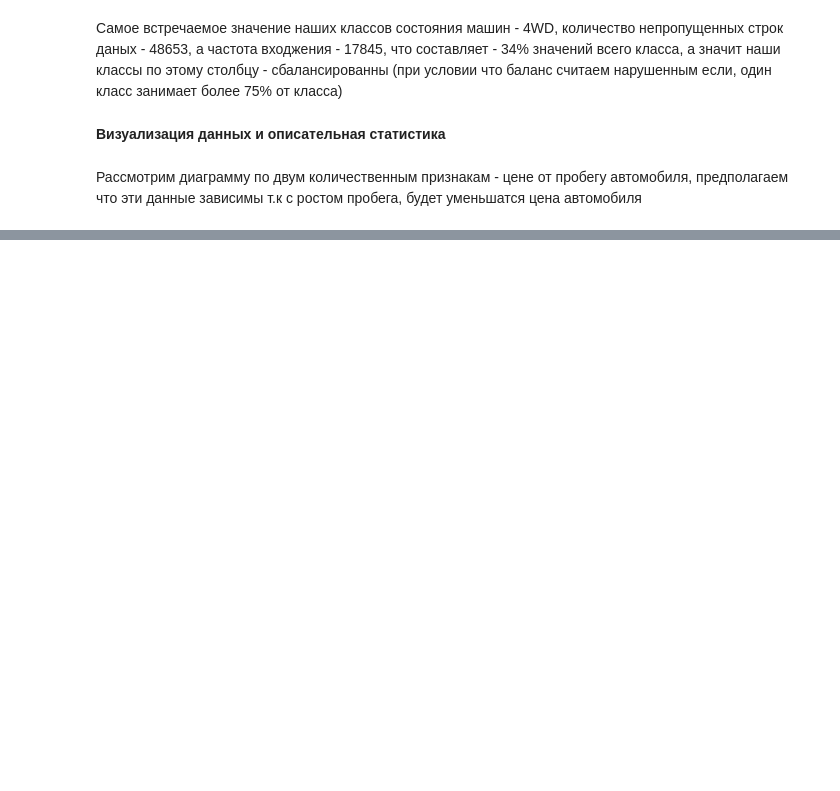
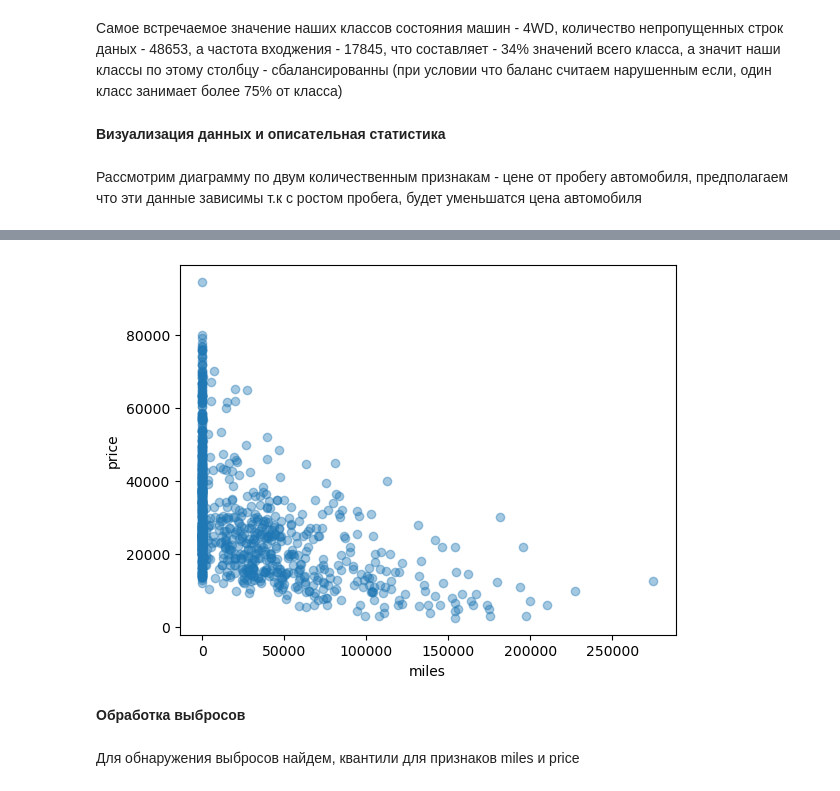
Before and after one commit to SlavikLenkin/MachineLearning, a Jupyter notebook: MachineLearning.ipynb, the cells around one changed output, grey strips where cells are left out. Cells and saved outputs as stored; diff of their text form; code cells hidden in the pictures; blank space fills up the shorter version.

```diff
--- a/MachineLearning.ipynb
+++ b/MachineLearning.ipynb
@@ -273,0 +335,14 @@ full_data.iloc[:,:13].describe(include="all")
+# %%
+ np.random.seed(73)
+random_subset = np.random.choice(np.arange(full_dataC.shape[0]), size=1000, replace=False)
+
+plt.scatter(full_dataC.iloc[random_subset]['miles'], full_dataC.iloc[random_subset]['price'], alpha=0.4)
+plt.xlabel('miles')
+plt.ylabel('price')
+pass
+# %% [output]
+[figure, added]
+# %% [markdown]
+**Обработка выбросов**
+# %% [markdown]
+Для обнаружения выбросов найдем, квантили для признаков miles и price
```
Also changed, not shown: parts of 42 cells of this notebook.
